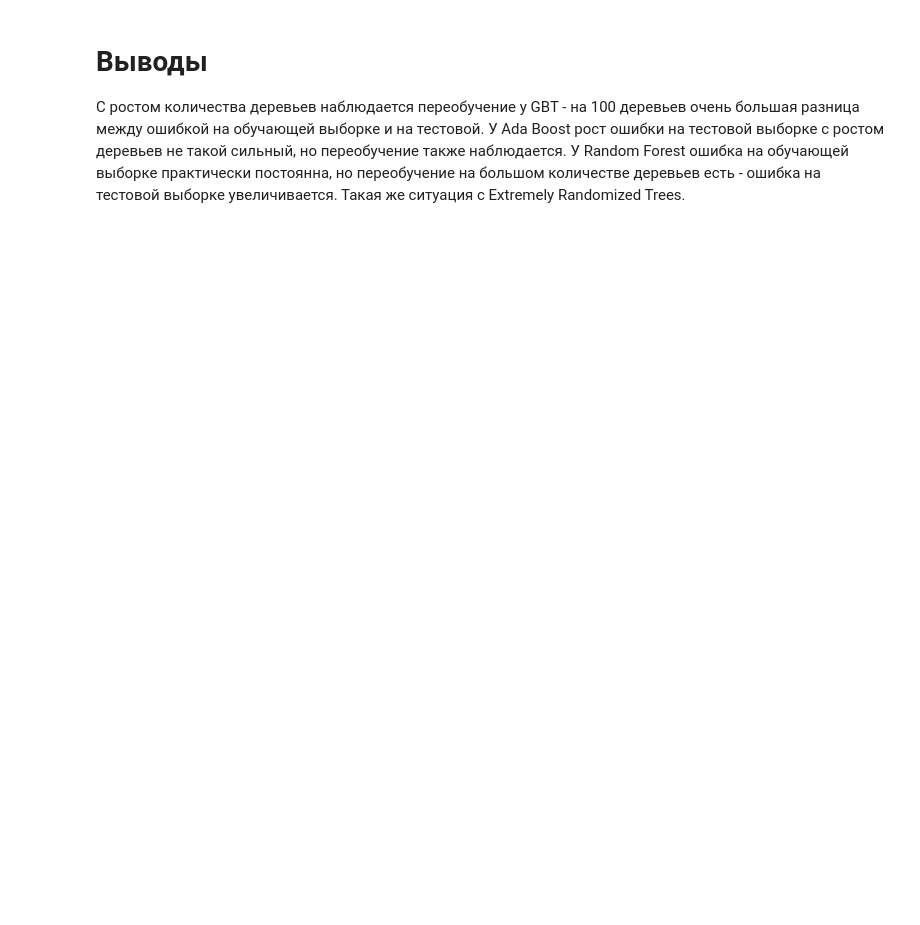
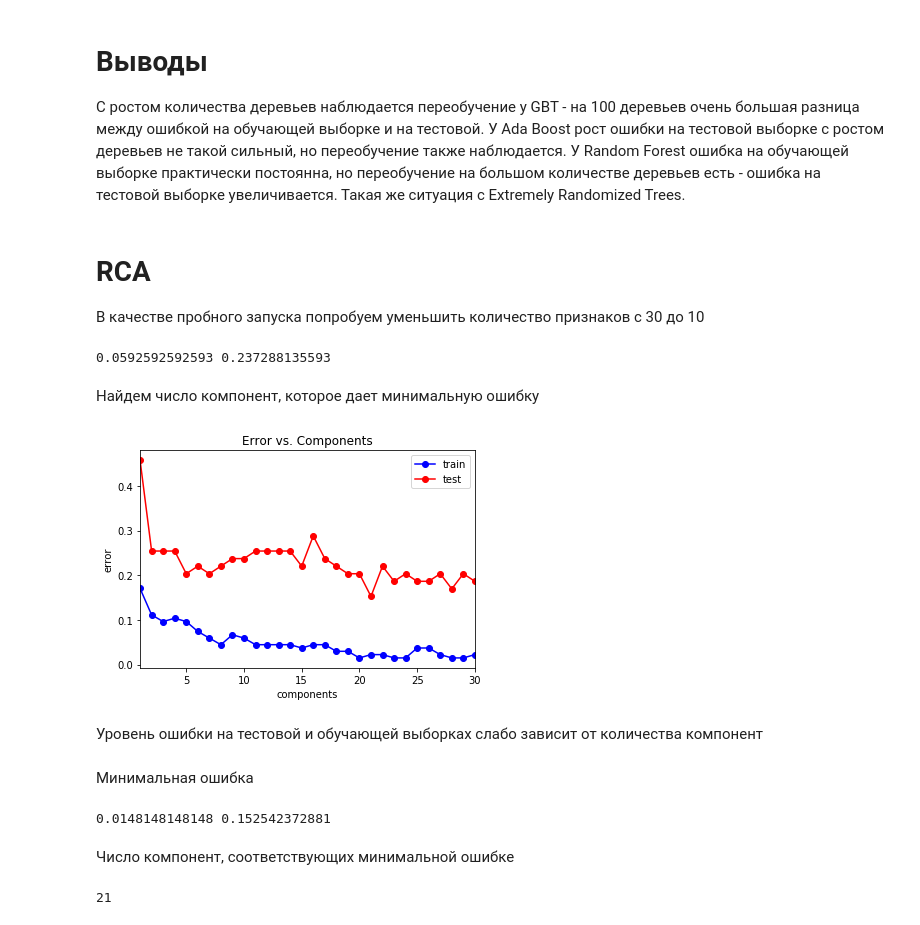
Before and after one commit to Essamirra/MachineLearining, a Jupyter notebook: HW 1.ipynb, the cells around one changed output. Drawn from its saved outputs; the diff is of its cells as text; code cells hidden in the pictures; blank space fills up the shorter version.

```diff
--- a/HW 1.ipynb
+++ b/HW 1.ipynb
@@ -922,3 +922,65 @@ pass
 У Ada Boost рост ошибки на тестовой выборке с ростом деревьев не такой сильный, но переобучение также наблюдается.
 У Random Forest ошибка на обучающей выборке практически постоянна, но переобучение на большом количестве деревьев есть - ошибка на тестовой выборке увеличивается.
 Такая же ситуация с Extremely Randomized Trees.
+# %% [markdown]
+# RCA
+В качестве пробного запуска попробуем уменьшить количество признаков с 30 до 10
+# %%
+from sklearn import decomposition
+pca = decomposition.PCA(n_components = 10)
+X_train_reduc = pca.fit_transform(X_train)
+X_test_reduc = pca.transform(X_test)
+# %%
+from sklearn import ensemble
+rf = ensemble.GradientBoostingClassifier(n_estimators = 20)
+rf.fit(X_train_reduc, y_train)
+
+err_train = np.mean(y_train != rf.predict(X_train_reduc))
+err_test  = np.mean(y_test  != rf.predict(X_test_reduc))
+#oob_error = 1 - rf.oob_score_
+print(err_train, err_test)
+# %% [output]
+0.0592592592593 0.237288135593
+# %% [markdown]
+Найдем число компонент, которое дает минимальную ошибку
+# %%
+components = np.arange(1, 31, 1)
+test_err = []
+train_err = []
+for component in components:
+    pca = decomposition.PCA(n_components = component)
+    X_train_reduc = pca.fit_transform(X_train)
+    X_test_reduc = pca.transform(X_test)
+    ert = ensemble.GradientBoostingClassifier(n_estimators = 20)
+    ert.fit(X_train_reduc, y_train)
+    train_err.append(np.mean(y_train != ert.predict(X_train_reduc)))
+    test_err.append(np.mean(y_test  != ert.predict(X_test_reduc)))
+# %%
+plt.plot(components, train_err, 'b-o', label = 'train')
+plt.plot(components, test_err, 'r-o', label = 'test')
+plt.xlim([np.min(components), np.max(components)])
+plt.title('Error vs. Components')
+plt.xlabel('components')
+plt.ylabel('error')
+plt.legend()
+pass
+# %% [output]
+[figure, added]
+# %% [markdown]
+Уровень ошибки на тестовой и обучающей выборках слабо зависит от количества компонент
+# %% [markdown]
+Минимальная ошибка
+# %%
+min_train_err = np.min(train_err)
+min_test_err = np.min(test_err)
+print(min_train_err, min_test_err)
+# %% [output]
+0.0148148148148 0.152542372881
+# %% [markdown]
+Число компонент, соответствующих минимальной ошибке
+# %%
+components_opt = components[test_err == min_test_err]
+components_opt = components_opt[0]
+print(components_opt)
+# %% [output]
+21
```
Also changed, not shown: parts of 3 cells of this notebook.
